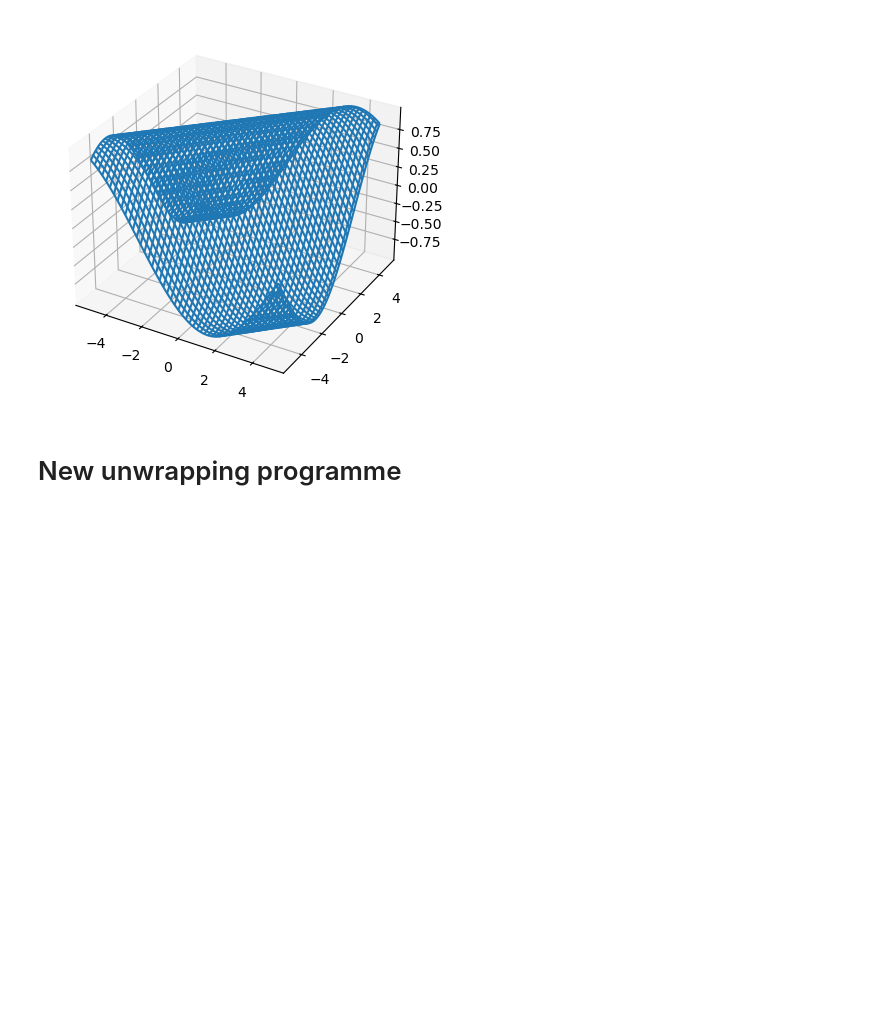
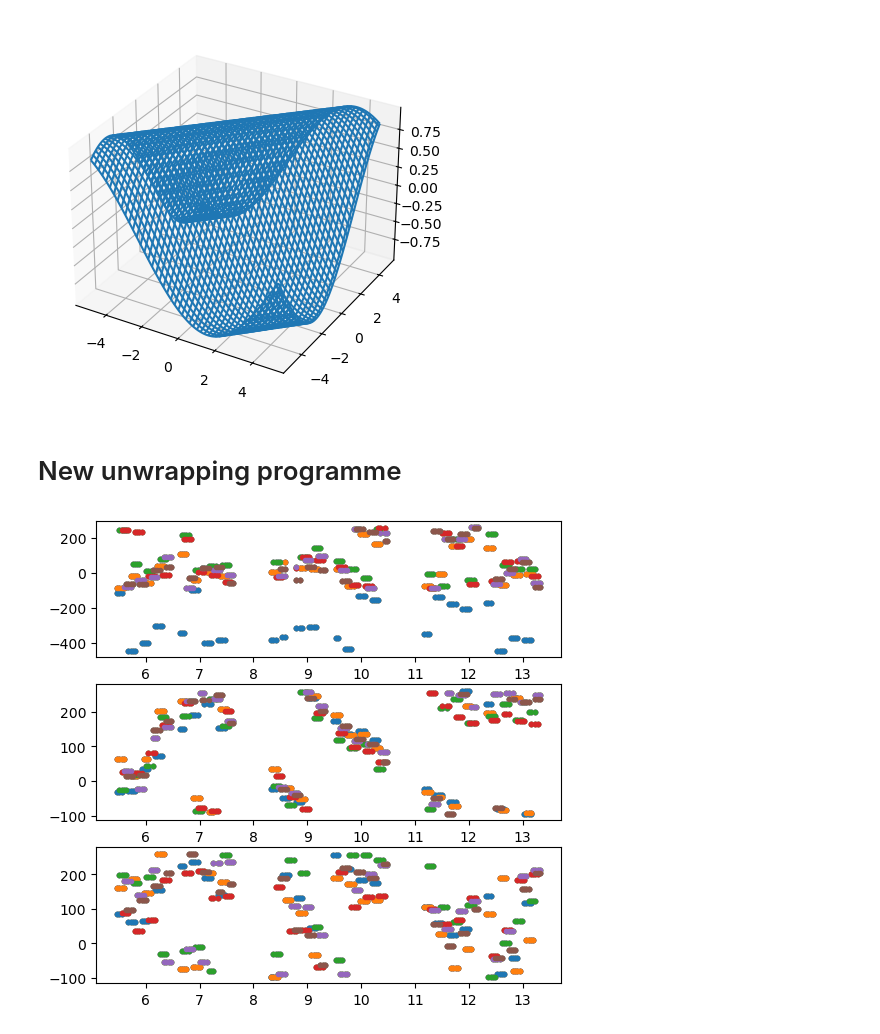
Before and after one commit to lucasjord/spirals, a Jupyter notebook: testing/multiview_testing.ipynb, the cells around one changed output. Cells and saved outputs as stored; diff of their text form; code cells hidden in the pictures; blank space fills up the shorter version.

```diff
--- a/testing/multiview_testing.ipynb
+++ b/testing/multiview_testing.ipynb
@@ -397,4 +443,25 @@ ax.plot_wireframe(X,Y,im,zorder=98)
 # %% [markdown]
 # New unwrapping programme
 # %%
-# tbd
+# load in phases stage1
+ants = ['2','3','4']
+stage1_raw = {}
+for ant in ants:
+    with open('/Users/lucas3/multiview/stage1_ant0{}_QSO_phases.dat'.format(ant)) as w:
+        stage1_raw.update({ant:np.array([s.split() for s in w.readlines() if s[0]!='!']).astype(float)})
+
+for k in stage1_raw.keys():
+    stage1_raw[k][stage1_raw[k]==81]=np.nan
+    stage1_raw[k][stage1_raw[k]==-279]=np.nan
+
+fig, ax = plt.subplots(len(ants),1,figsize=(2*3,3*(len(ants)-1)))
+for nant in range(len(ants)):
+    for nsrc in range(len(sids)):
+        s1 = stage1_raw[ants[nant]]
+        indx = (ant_num1==ants[nant])*(src_num1==sids[nsrc])
+        #ax[nant].plot(24*fday1[indx],
+        #              57.2*np.angle(vis1[indx]),'.')
+        ax[nant].plot(24*s1[:,1],s1[:,2:],'.')
+    #ax[nant].set_ylim(-300,-270)
+# %% [output]
+[figure, added]
```
Also changed, not shown: parts of 7 cells of this notebook, 47 other files.
